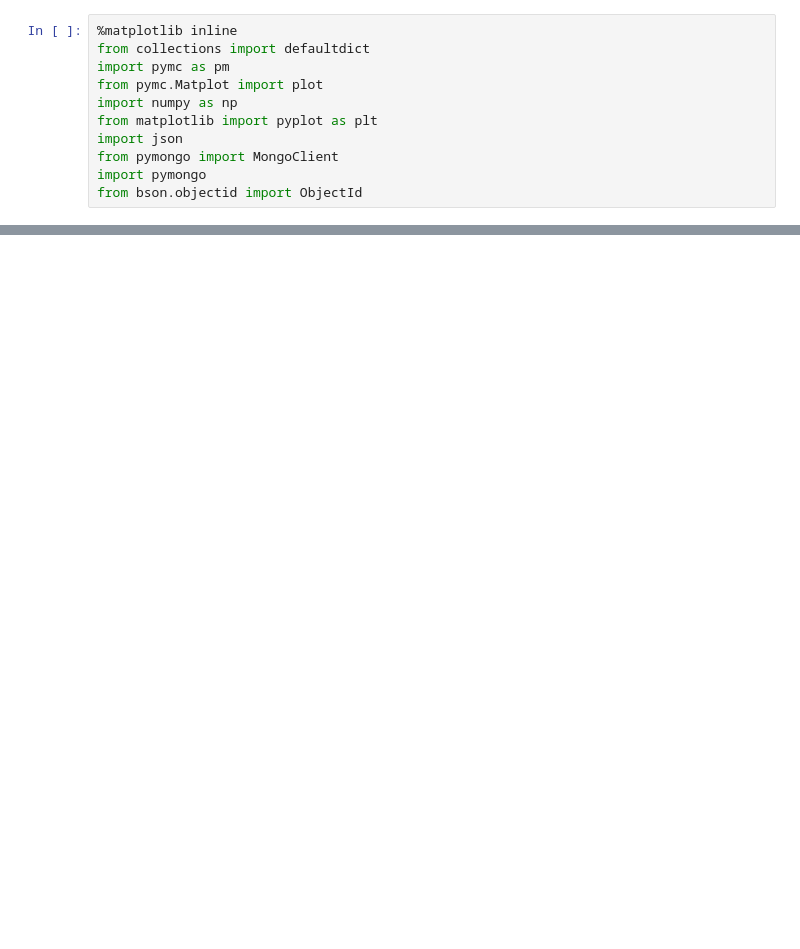
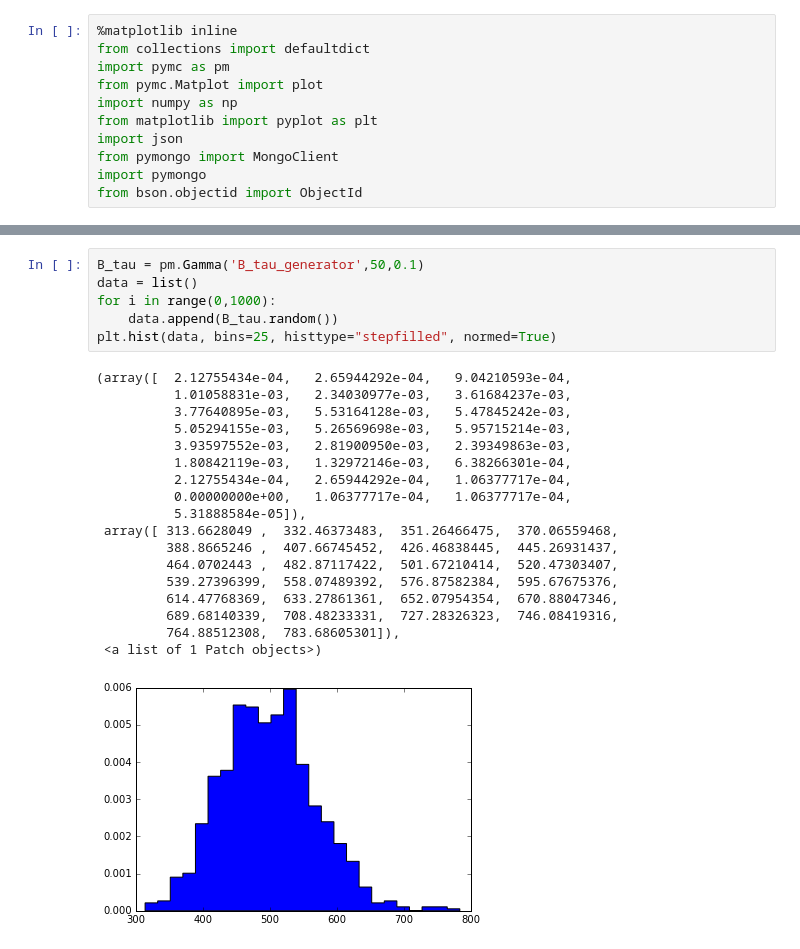
Before and after one commit to TomMalow/pymcmodels, a Jupyter notebook: Untitled.ipynb, the cells around one changed output, grey strips where cells are left out. Cells and saved outputs as stored; diff of their text form; blank space fills up the shorter version.

```diff
--- a/Untitled.ipynb
+++ b/Untitled.ipynb
@@ -38,0 +33,25 @@ plt.hist(data, bins=25, histtype="stepfilled", normed=True)
+# %%
+B_tau = pm.Gamma('B_tau_generator',50,0.1)
+data = list()
+for i in range(0,1000):
+    data.append(B_tau.random())
+plt.hist(data, bins=25, histtype="stepfilled", normed=True)
+# %% [output]
+(array([  2.12755434e-04,   2.65944292e-04,   9.04210593e-04,
+          1.01058831e-03,   2.34030977e-03,   3.61684237e-03,
+          3.77640895e-03,   5.53164128e-03,   5.47845242e-03,
+          5.05294155e-03,   5.26569698e-03,   5.95715214e-03,
+          3.93597552e-03,   2.81900950e-03,   2.39349863e-03,
+          1.80842119e-03,   1.32972146e-03,   6.38266301e-04,
+          2.12755434e-04,   2.65944292e-04,   1.06377717e-04,
+          0.00000000e+00,   1.06377717e-04,   1.06377717e-04,
+          5.31888584e-05]),
+ array([ 313.6628049 ,  332.46373483,  351.26466475,  370.06559468,
+         388.8665246 ,  407.66745452,  426.46838445,  445.26931437,
+         464.0702443 ,  482.87117422,  501.67210414,  520.47303407,
+         539.27396399,  558.07489392,  576.87582384,  595.67675376,
+         614.47768369,  633.27861361,  652.07954354,  670.88047346,
+         689.68140339,  708.48233331,  727.28326323,  746.08419316,
+         764.88512308,  783.68605301]),
+ <a list of 1 Patch objects>)
+[figure, added]
```
Also changed, not shown: parts of 6 cells of this notebook, 2 other files.
